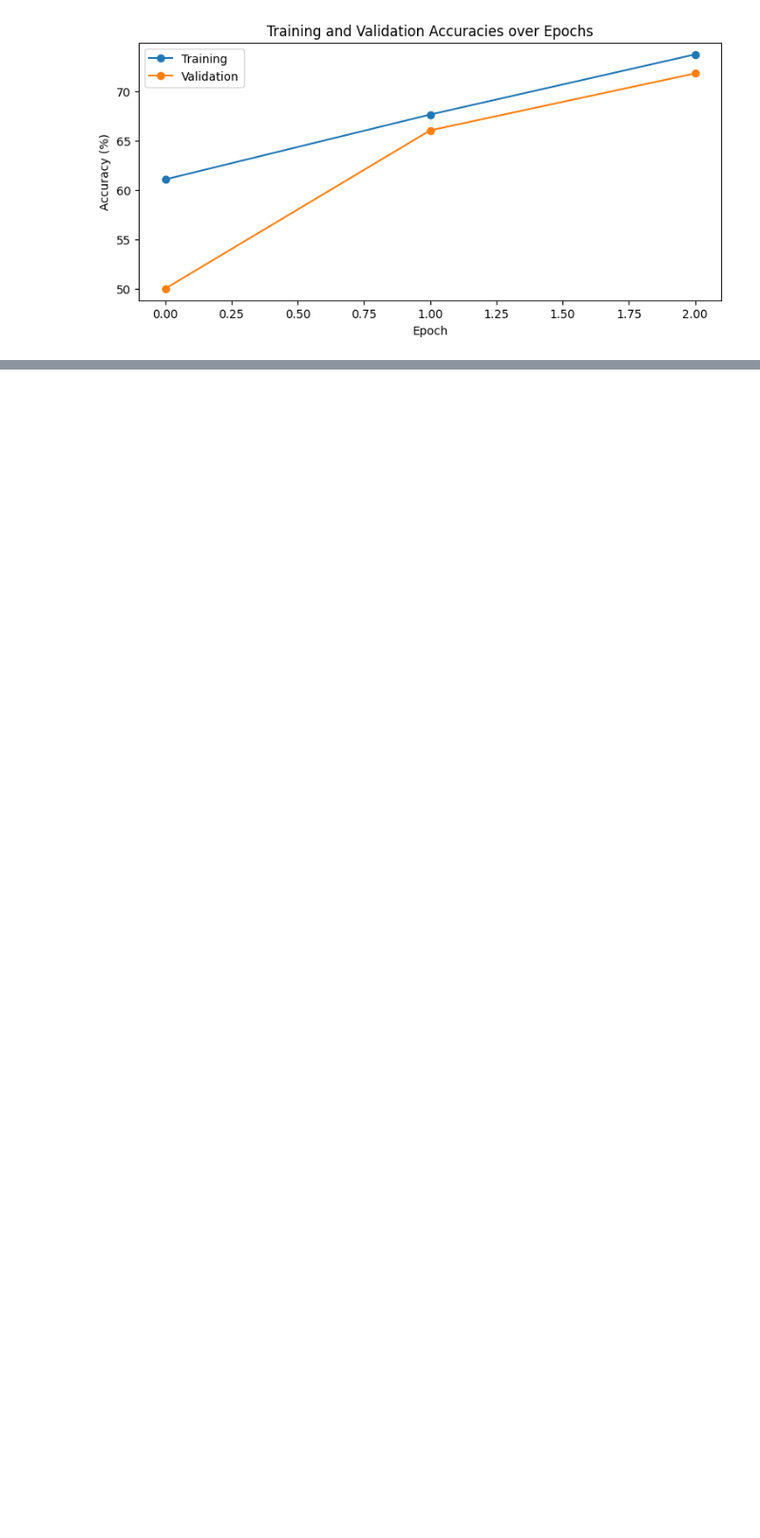
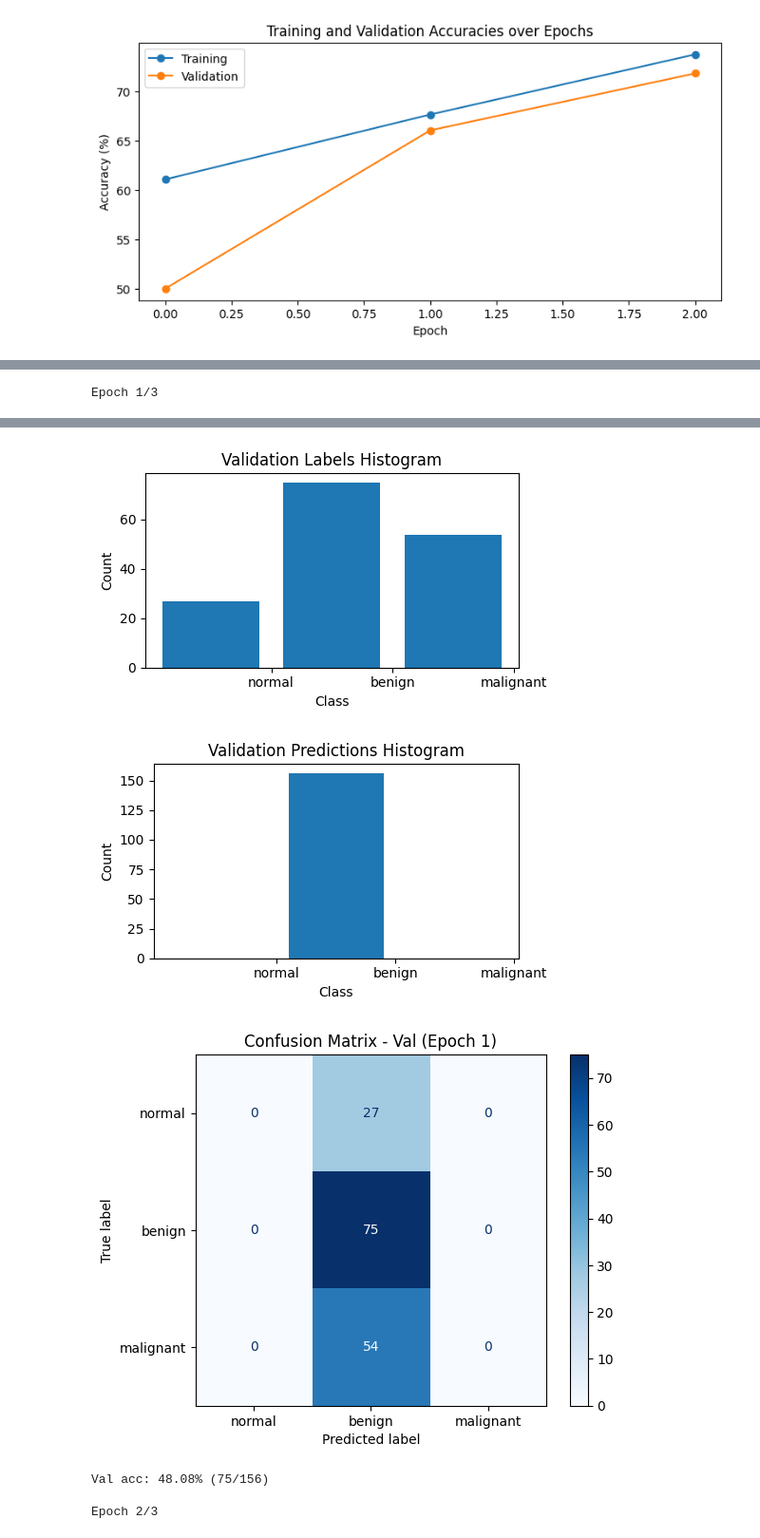
Before and after one commit to Elvis-Zpu/layers-analysis, a Jupyter notebook: clip_busi.ipynb, the cells around one changed output, grey strips where cells are left out. Shown at 95% size. Saved outputs shown, nothing was run; the diff lists cells and outputs as text; code cells hidden in the pictures; blank space fills up the shorter version.

```diff
--- a/clip_busi.ipynb
+++ b/clip_busi.ipynb
@@ -372,0 +636,66 @@ plt.show()
+# %%
+import numpy as np
+import matplotlib.pyplot as plt
+from sklearn.metrics import confusion_matrix, ConfusionMatrixDisplay
+
+def plot_class_histogram(labels, class_names, title):
+    plt.figure(figsize=(5, 3))
+    plt.hist(labels, bins=np.arange(len(class_names) + 1) - 0.5, rwidth=0.8, align='left')
+    plt.xticks(range(len(class_names)), class_names)
+    plt.xlabel("Class")
+    plt.ylabel("Count")
+    plt.title(title)
+    plt.tight_layout()
+    plt.show()
+
+def plot_confusion_matrix(true_labels, pred_labels, class_names, title):
+    cm = confusion_matrix(true_labels, pred_labels)
+    disp = ConfusionMatrixDisplay(cm, display_labels=class_names)
+    disp.plot(cmap='Blues', values_format='d')
+    plt.title(title)
+    plt.show()
+
+# ... training setup, data, model (tuner), class_names ...
+
+num_epochs = 3
+
+for epoch in range(num_epochs):
+    print(f"\nEpoch {epoch+1}/{num_epochs}")
+    train_loss, train_acc = tuner.train_epoch(train_loader)
+    print(f"Train loss: {train_loss:.4f} | Train acc: {train_acc:.2f}%")
+
+    # EVAL on val set: collect all predictions and labels
+    tuner.clip_model.eval()
+    tuner.classifier.eval()
+    all_true = []
+    all_preds = []
+    with torch.no_grad():
+        for images, labels in val_loader:
+            images = images.to(tuner.device)
+            labels = labels.to(tuner.device)
+            feats = tuner.clip_model.encode_image(images)
+            logits = tuner.classifier(feats)
+            preds = logits.argmax(dim=1)
+            all_true.append(labels.cpu().numpy())
+            all_preds.append(preds.cpu().numpy())
+    all_true = np.concatenate(all_true)
+    all_preds = np.concatenate(all_preds)
+
+    # Plot class distribution of predictions and ground truth
+    plot_class_histogram(all_true, class_names, "Validation Labels Histogram")
+    plot_class_histogram(all_preds, class_names, "Validation Predictions Histogram")
+
+    # Plot confusion matrix
+    plot_confusion_matrix(all_true, all_preds, class_names, f"Confusion Matrix - Val (Epoch {epoch+1})")
+
+    # Show metrics
+    val_acc = 100.0 * (all_preds == all_true).sum() / len(all_true)
+    print(f"Val acc: {val_acc:.2f}% ({(all_preds == all_true).sum()}/{len(all_true)})")
+
+save_model(tuner, tuner.optimizer, num_epochs - 1, path="saved_models/fine_tuned_clip_busi_lora.pt")
+print("\nCollected layerwise gradients matrix (shape {}):".format(layerwise_grads.shape))
+print("  Rows: ", layer_names)
+print("  Columns: epochs (per column)")
+print(layerwise_grads)
+# %% [output]
+Epoch 1/3
@@ -372,0 +703,6 @@ plt.show()
+[figure, added]
+[figure, added]
+[figure, added]
+Val acc: 48.08% (75/156)
+
+Epoch 2/3
```
Also changed, not shown: parts of 7 cells of this notebook.
